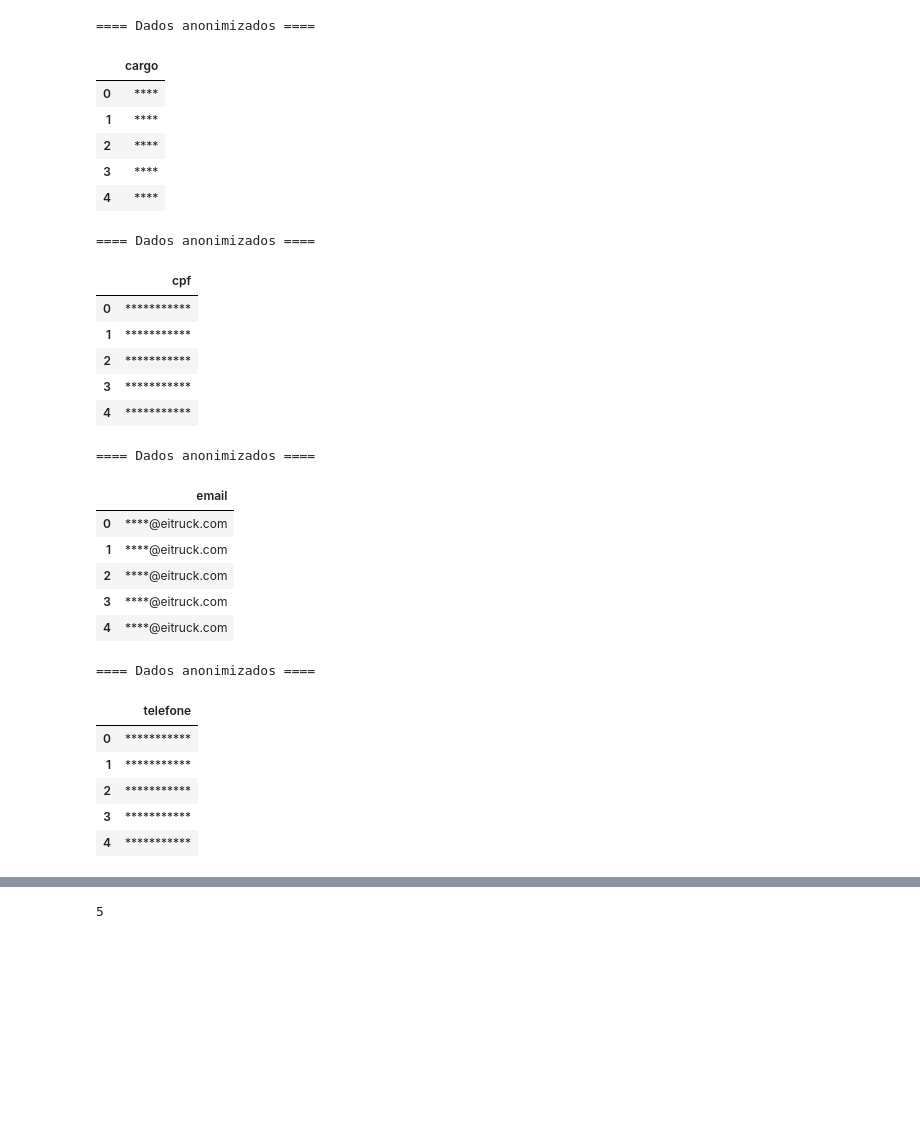
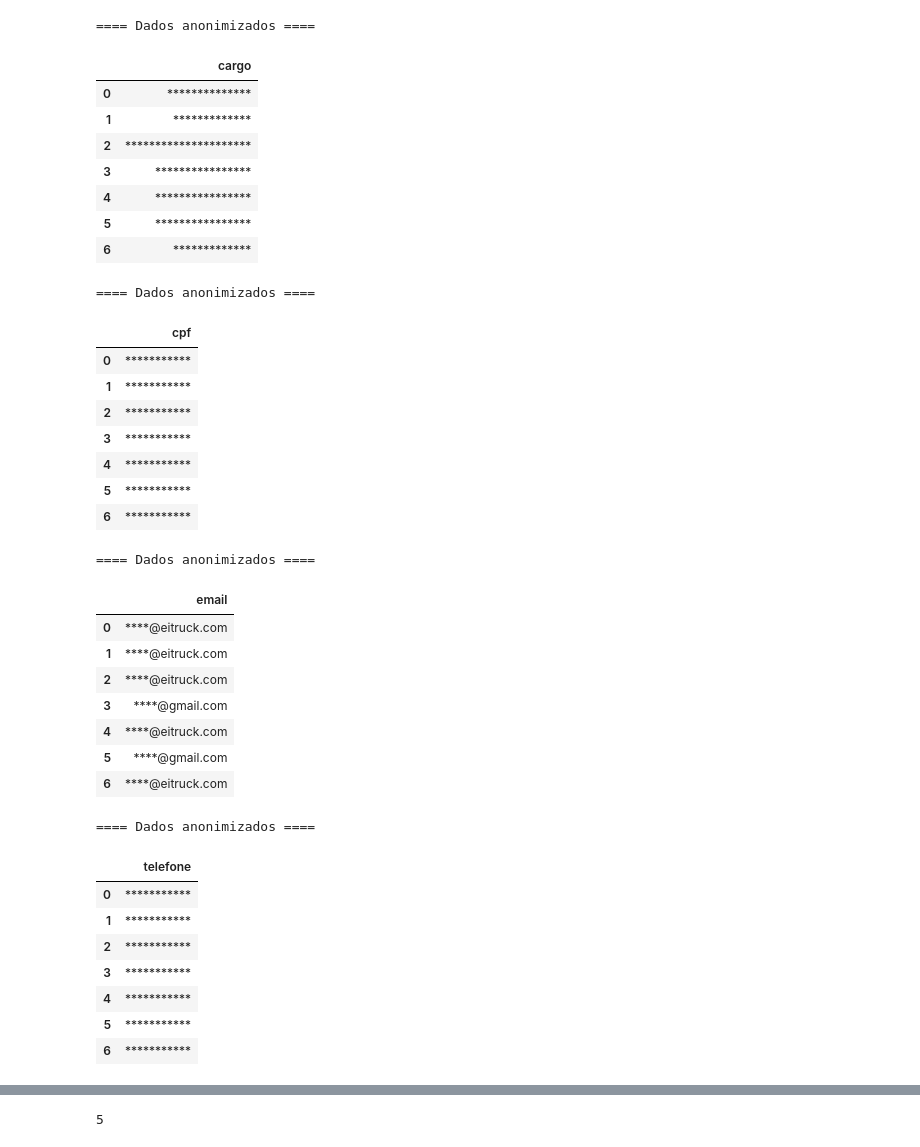
Before and after one commit to Ei-Truck/Pseudonimizacao-Anonimizacao-1ano, a Jupyter notebook: analista.ipynb, the cells around one changed output, grey strips where cells are left out. Saved outputs shown, nothing was run; the diff lists cells and outputs as text; code cells hidden in the pictures; blank space fills up the shorter version.

```diff
--- a/analista.ipynb
+++ b/analista.ipynb
@@ -154,25 +72,17 @@ display(df_anonimizado[["senha"]])
 # %%
-# Pseudonimização da data de contratação
-from IPython.display import display
+# toda vez que for rodar esse codigo, TEM QUE RODAR o load_dotenv ANTES!! TODAS AS VEZES!!
+def generalizar_data(dt):
+    if pd.isna(dt):
+        return "Data inválida"
 
+    ano = dt.year
+    if ano < 2020:
+        return "Antes de 2020"
+    elif ano <= 2024:
+        return "Entre 2020–2024"
+    else:
+        return "Após 2024"
 
-def pseudonimizar_data(dt_contratacao):
-   # Garante que é string para que possa remover espaços
-    data = str(dt_contratacao).strip()
-
-    # Remove hífen e barra
-    data = data.replace("-", "").replace("/", "")
-
-    # Função para anonimizar 4 primeiros caracteres
-    if len(data) > 2:
-        return data[:2] + "****"
-    else:
-        return data + "****"
-
-
-# Aplica e mostra a pseudonimização
-df_anonimizado["dt_contratacao"] = df_anonimizado["dt_contratacao"].apply(pseudonimizar_data)
-
-print("==== Dados anonimizados ====")
+df_anonimizado["dt_contratacao"] = df_anonimizado["dt_contratacao"].apply(generalizar_data)
 display(df_anonimizado[["dt_contratacao"]])
 # %% [output]
@@ -186,34 +97,31 @@ display(df_anonimizado[["dt_contratacao"]])
 # %%
-from IPython.display import display
+def anonimizar_cargo(cargo):
 
-# Função que transforma qualquer string em '*'
-def pseudonimizar(cargo):
-    # Garante string, remove espaços e hífens só se quiser ignorar na contagem
     texto = str(cargo).strip().replace(" ", "").replace("-", "")
     return "*" * len(texto)
 
-# Aplica pseudonimização usando map diretamente na coluna
-df_anonimizado["cargo"] = df_anonimizado["cargo"].map(pseudonimizar)
+
+df_anonimizado["cargo"] = df_anonimizado["cargo"].map(anonimizar_cargo)
 
 print("==== Dados anonimizados ====")
 display(df_anonimizado[["cargo"]])
 # %% [output]
 ==== Dados anonimizados ====
 |  | cargo |
-| 0 | **** |
-| 1 | **** |
-| 2 | **** |
-| 3 | **** |
-| 4 | **** |
+| 0 | ************** |
+| 1 | ************* |
+| 2 | ********************* |
+| 3 | **************** |
+| 4 | **************** |
+| 5 | **************** |
+| 6 | ************* |
 # %%
-# Anonimização analista
-
-def anonimizar_digitos(valor):
+def anonimizar_cpf(valor):
     valor_str = str(valor)
     valor_anonimizado = ''.join('*' if caractere.isdigit() else caractere for caractere in valor_str)
     return valor_anonimizado
 
-df_anonimizado["cpf"] = df_anonimizado["cpf"].map(anonimizar_digitos)
+df_anonimizado["cpf"] = df_anonimizado["cpf"].map(anonimizar_cpf)
 
 print("==== Dados anonimizados ====")
 display(df_anonimizado[["cpf"]])
@@ -225,9 +133,11 @@ display(df_anonimizado[["cpf"]])
 | 2 | *********** |
 | 3 | *********** |
 | 4 | *********** |
+| 5 | *********** |
+| 6 | *********** |
 # %%
-# Pseudonimização email
-def pseudonimizar(email):
+
+def pseudonimizar_email(email):
     email = str(email)
     parte_local, dominio = email.split("@")
 
@@ -237,7 +147,7 @@ def pseudonimizar(email):
         parte_local_pseudo = parte_local + "****"
     return parte_local_pseudo + "@" + dominio
 
-df_anonimizado["email"] = df_anonimizado["email"].apply(pseudonimizar)
+df_anonimizado["email"] = df_anonimizado["email"].apply(pseudonimizar_email)
 
 print("==== Dados anonimizados ====")
 display(df_anonimizado[["email"]])
@@ -247,16 +157,17 @@ display(df_anonimizado[["email"]])
 | 0 | ****@eitruck.com |
 | 1 | ****@eitruck.com |
 | 2 | ****@eitruck.com |
-| 3 | ****@eitruck.com |
+| 3 | ****@gmail.com |
 | 4 | ****@eitruck.com |
+| 5 | ****@gmail.com |
+| 6 | ****@eitruck.com |
 # %%
-# Anonimizar id_unidade substituindo dígitos por '*'
-def anonimizar_digitos(valor):
+def anonimizar_telefone(valor):
     valor_str = str(valor)
     valor_anonimizado = ''.join('*' if caractere.isdigit() else caractere for caractere in valor_str)
     return valor_anonimizado
 
-df_anonimizado["telefone"] = df_anonimizado["telefone"].map(anonimizar_digitos)
+df_anonimizado["telefone"] = df_anonimizado["telefone"].map(anonimizar_telefone)
 
 print("==== Dados anonimizados ====")
 display(df_anonimizado[["telefone"]])
@@ -268,4 +179,6 @@ display(df_anonimizado[["telefone"]])
 | 2 | *********** |
 | 3 | *********** |
 | 4 | *********** |
+| 5 | *********** |
+| 6 | *********** |
 # %%
```
Also changed, not shown: parts of 6 cells of this notebook, 2 other files.
